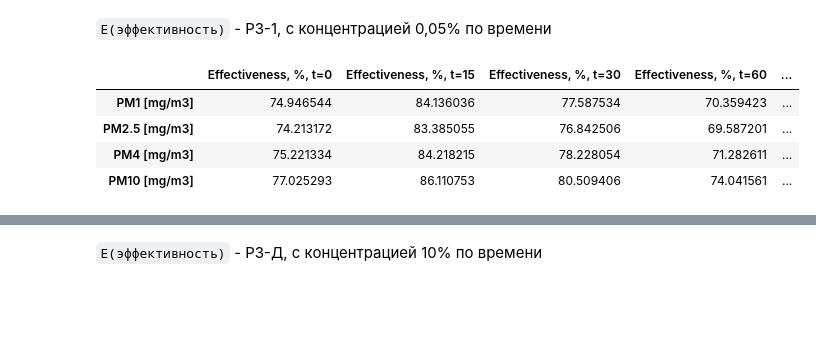
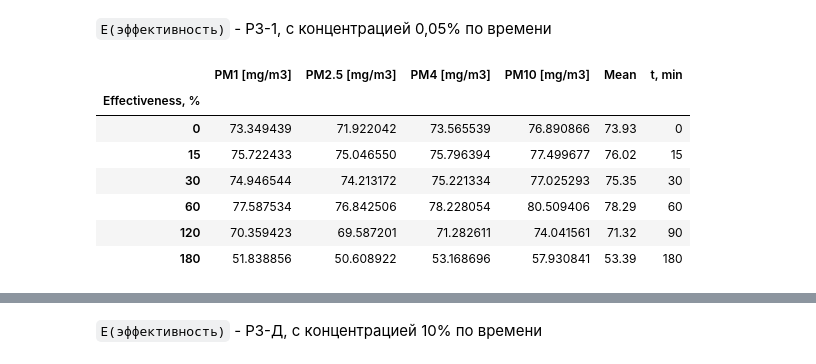
Before and after one commit to SENATOROVAI/DataScience-Maxim, a Jupyter notebook: Dust/Clean/nov.ipynb, the cells around one changed output, grey strips where cells are left out. Drawn from its saved outputs; the diff is of its cells as text; code cells hidden in the pictures; blank space fills up the shorter version.

```diff
--- a/Dust/Clean/nov.ipynb
+++ b/Dust/Clean/nov.ipynb
@@ -145,7 +145,7 @@ def effectiv(fo, izme):
     effect =((1 - (difference.mean()/df_0.mean())) * 100)
     effect = effect.to_frame(name='Effectiveness, %')
 
-    return effect
+    return effect.transpose()
 # %% [markdown]
 `E(эффективность)` - Эффективность снижения пылевыделения при оработки водой с течением времени
 # %%
@@ -172,17 +184,23 @@ sns.lineplot(data=df11, x=df11.index, y='Mean_value')
 # %%
 E21 = effectiv(fon9, izm9) # РЗ-1 С=0,5% t=0
 E22 = effectiv(fon10, izm10) # РЗ-1 С=0,05% t=0
 E23 = effectiv(fon11, izm11) # РЗ-1 С=0,05% t=15
 E24 = effectiv(fon12, izm12) # РЗ-1 С=0,05% t=30
 E25 = effectiv(fon13, izm13) # РЗ-1 С=0,05% t=30 (2)
 E26 = effectiv(fon14, izm14) # РЗ-1 С=0,05% t=50
-df2 = pd.concat([E22 * 0.9, E23, E24, E25, E26],axis=1)
-df2.columns = ['Effectiveness, %, t=0', 'Effectiveness, %, t=15', 'Effectiveness, %, t=30', 'Effectiveness, %, t=60', 'Effectiveness, %, t=90']
-
-df22 =
+df2 = pd.concat([E21, E23*0.9, E22 * 0.9, E24, E25, E26],axis=0)
+df2 = df2.reset_index(drop=True)
+df2.index.rename('Effectiveness, %', inplace=True)
+df2.rename(index={0: 0, 1: 15, 2: 30, 3: 60, 4: 120, 5: 180}, inplace=True)
+df2['Mean'] = df2.mean(axis=1).round(2)
+df2['t, min'] = [0, 15, 30, 60, 90, 180]
+df2
 # %% [output]
-|  | Effectiveness, %, t=0 | Effectiveness, %, t=15 | Effectiveness, %, t=30 | Effectiveness, %, t=60 | ... |
-| PM1 [mg/m3] | 74.946544 | 84.136036 | 77.587534 | 70.359423 | ... |
-| PM2.5 [mg/m3] | 74.213172 | 83.385055 | 76.842506 | 69.587201 | ... |
-| PM4 [mg/m3] | 75.221334 | 84.218215 | 78.228054 | 71.282611 | ... |
-| PM10 [mg/m3] | 77.025293 | 86.110753 | 80.509406 | 74.041561 | ... |
+|  | PM1 [mg/m3] | PM2.5 [mg/m3] | PM4 [mg/m3] | PM10 [mg/m3] | Mean | t, min |
+| Effectiveness, % |  |  |  |  |  |  |
+| 0 | 73.349439 | 71.922042 | 73.565539 | 76.890866 | 73.93 | 0 |
+| 15 | 75.722433 | 75.046550 | 75.796394 | 77.499677 | 76.02 | 15 |
+| 30 | 74.946544 | 74.213172 | 75.221334 | 77.025293 | 75.35 | 30 |
+| 60 | 77.587534 | 76.842506 | 78.228054 | 80.509406 | 78.29 | 60 |
+| 120 | 70.359423 | 69.587201 | 71.282611 | 74.041561 | 71.32 | 90 |
+| 180 | 51.838856 | 50.608922 | 53.168696 | 57.930841 | 53.39 | 180 |
```
Also changed, not shown: parts of 5 cells of this notebook, 2 other files.
